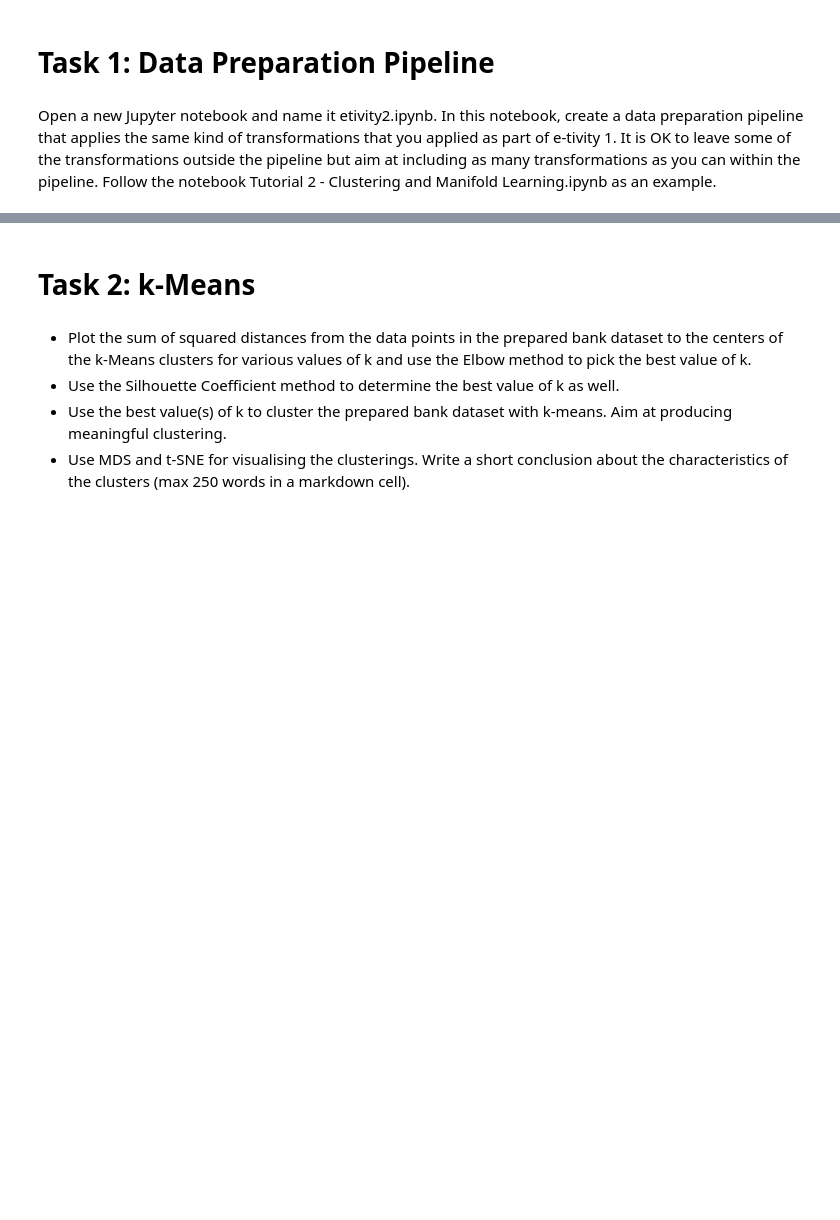
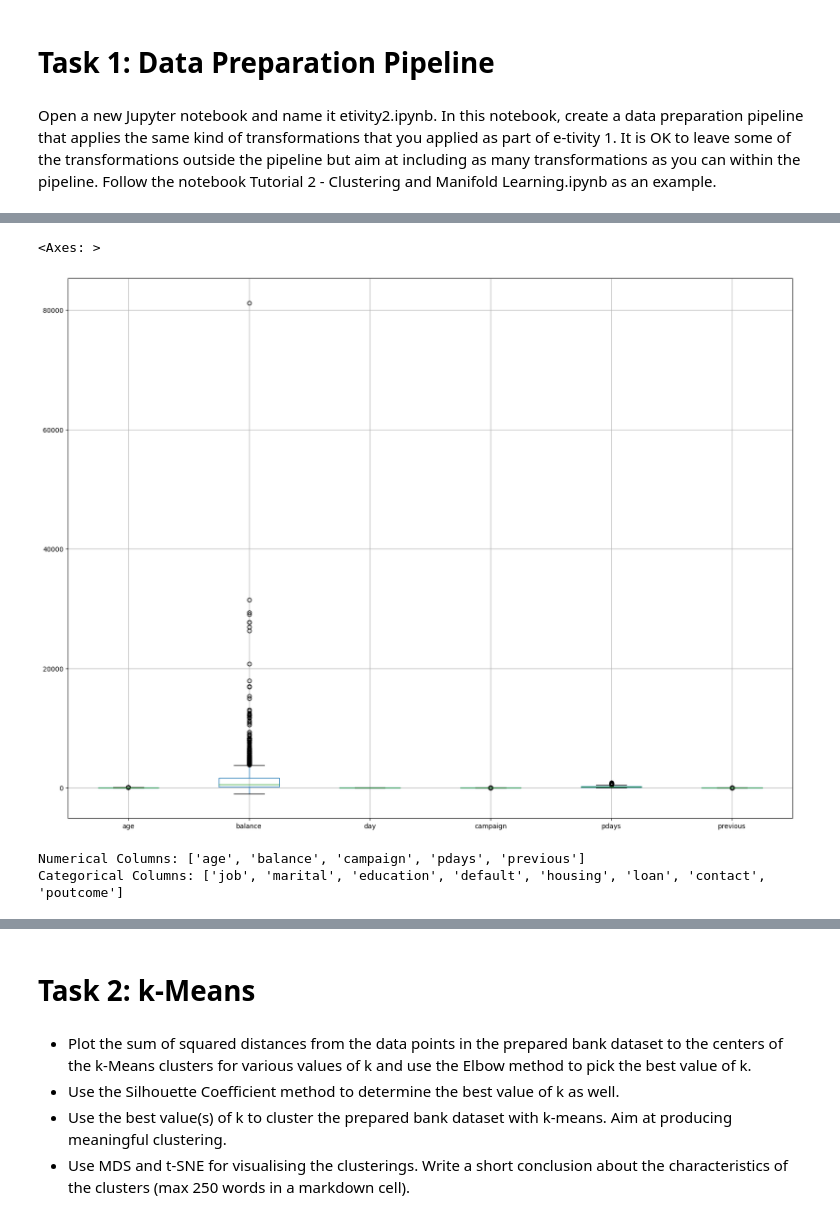
Before and after one commit to brian-mortimer/cs5062-etivity2, a Jupyter notebook: etivity2.ipynb, the cells around one changed output, grey strips where cells are left out. Cells and saved outputs as stored; diff of their text form; code cells hidden in the pictures; blank space fills up the shorter version.

```diff
--- a/etivity2.ipynb
+++ b/etivity2.ipynb
@@ -222,0 +106,5 @@ X_scaled = scaler.fit_transform(X_transformed)
+# %%
+df.boxplot(figsize=(20, 15))
+# %% [output]
+<Axes: >
+[figure, added]
@@ -222,0 +152,20 @@ X_scaled = scaler.fit_transform(X_transformed)
+# %%
+# convert month to numerical values
+df['month'] = df['month'].map({
+    'jan': 1, 'feb': 2, 'mar': 3, 'apr': 4, 'may': 5, 'jun': 6,
+    'jul': 7, 'aug': 8, 'sep': 9, 'oct': 10, 'nov': 11, 'dec': 12
+})
+
+# Define the columns to be used for preprocessing
+num_cols = df.select_dtypes(include=[np.number]).columns.tolist()
+cat_cols = df.select_dtypes(exclude=[np.number]).columns.tolist()
+
+# Drop duplicate columns
+num_cols.remove('day')
+num_cols.remove('month')
+
+print(f"Numerical Columns: {num_cols}")
+print(f"Categorical Columns: {cat_cols}")
+# %% [output]
+Numerical Columns: ['age', 'balance', 'campaign', 'pdays', 'previous']
+Categorical Columns: ['job', 'marital', 'education', 'default', 'housing', 'loan', 'contact', 'poutcome']
```
Also changed, not shown: parts of 36 cells of this notebook.
